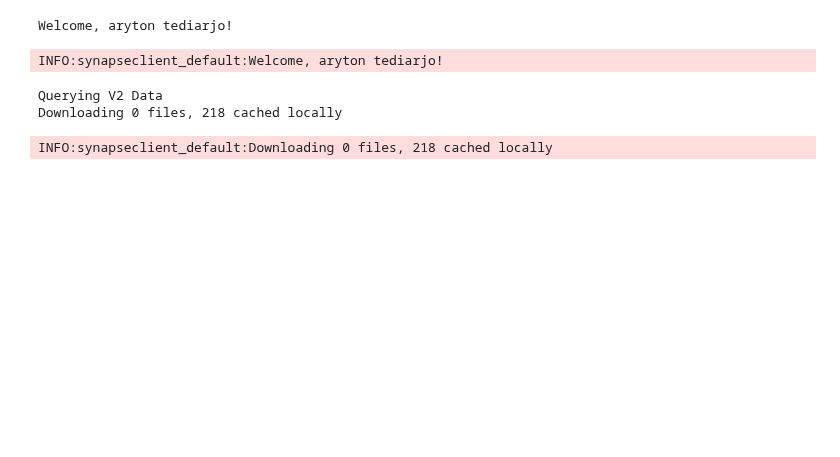
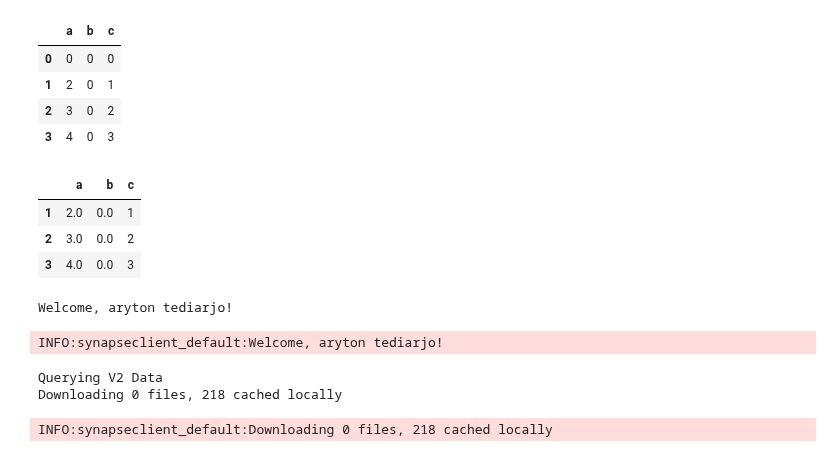
Before and after one commit to arytontediarjo/mPower-Analysis, a Jupyter notebook: Notebooks/etc.ipynb, the cells around one changed output. Saved outputs shown, nothing was run; the diff lists cells and outputs as text; code cells hidden in the pictures; blank space fills up the shorter version.

```diff
--- a/Notebooks/etc.ipynb
+++ b/Notebooks/etc.ipynb
@@ -20,6 +20,24 @@ from datetime import datetime
 %matplotlib inline
 from dateutil import parser
 warnings.simplefilter("ignore")
+# %%
+data = pd.DataFrame({"a":[0,2,3,4], "b":[0,0,0,0], "c":[0,1,2,3]})
+# %%
+data
+# %% [output]
+|  | a | b | c |
+| 0 | 0 | 0 | 0 |
+| 1 | 2 | 0 | 1 |
+| 2 | 3 | 0 | 2 |
+| 3 | 4 | 0 | 3 |
+# %%
+data[["a", "b"]] = data[["a", "b"]].loc[(data != 0).any(axis = 1)]
+data.dropna()
+# %% [output]
+|  | a | b | c |
+| 1 | 2.0 | 0.0 | 1 |
+| 2 | 3.0 | 0.0 | 2 |
+| 3 | 4.0 | 0.0 | 3 |
 # %%
 syn = sc.login()
 # %% [output]
```
Also changed, not shown: 1 other file.
